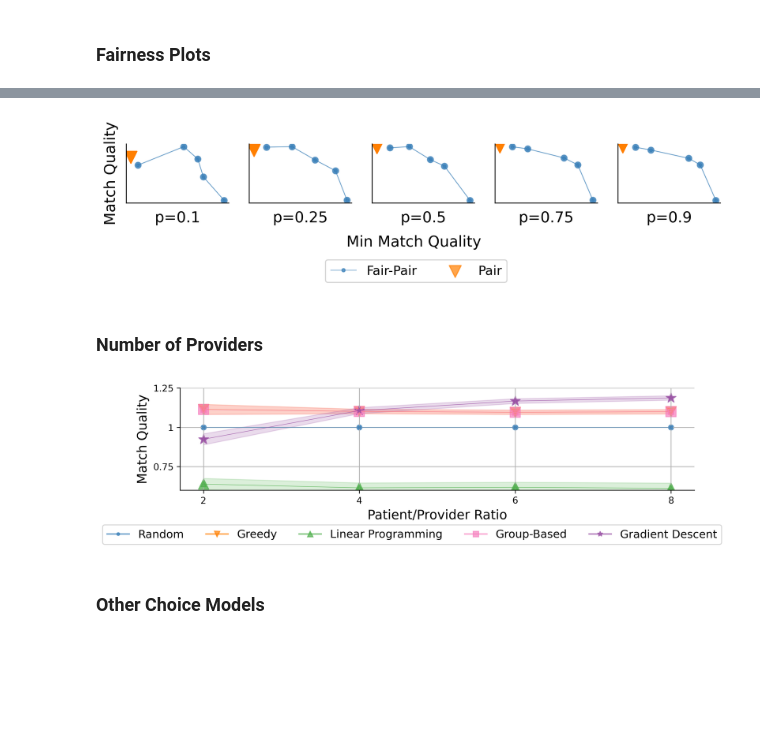
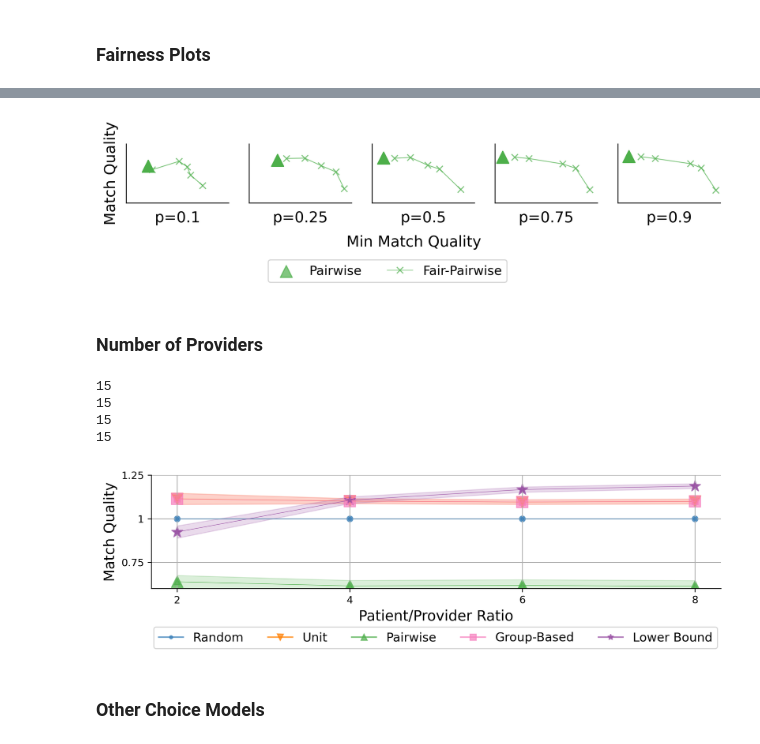
Before and after one commit to naveenr414/patient-provider, a Jupyter notebook: scripts/notebooks/Plotting.ipynb, the cells around one changed output, grey strips where cells are left out. Drawn from its saved outputs; the diff is of its cells as text; code cells hidden in the pictures; blank space fills up the shorter version.

```diff
--- a/scripts/notebooks/Plotting.ipynb
+++ b/scripts/notebooks/Plotting.ipynb
@@ -70,13 +41,8 @@ colors_by_method['optimal_order'] = np.array([0.9,0.05,0.05,1.0])
-# %%
-shapes_by_method = {}
-all_shapes = ['P','o','v','D','s','x','^','<','>']
-for i,m in enumerate(baseline_methods+lp_methods+patient_provider_methods):
-    shapes_by_method[m] = all_shapes[i%len(all_shapes)]
 # %%
 style_size = 'paper'
 # %%
 methods = ['random','greedy','lp','group_based','gradient_descent_fast']
-method_labels = ["Random","Greedy","Linear Programming","Group-Based","Gradient Descent"]
+method_labels = ["Random","Unit","Pairwise","Group-Based","Lower Bound"]
 # %% [markdown]
 # EC Plots
 # %% [markdown]
@@ -303,8 +237,8 @@ figsize = (10,4.75)
 
 overall_format = {'figsize':(10, 2),
     'style_size': style_size,
-    'x_ticks': [[[[],[]] for i in range(5)] for i in range(2)],
-    'y_ticks': [[[[],[]] for i in range(5)] for i in range(2)],
+    'x_ticks': [[[[],[]] for j in range(5)] for i in range(2)],
+    'y_ticks': [[[[],[]] for j in range(5)] for i in range(2)],
 }
 fig,ax = create_axes(plot_dimensions,overall_format,y_labels=y_labels,x_labels=x_labels,sup_y_label=sup_y_label,sup_x_label=sup_x_label,sup_x_label_loc=-0.2,sup_y_label_loc=0.05)
 
@@ -318,7 +252,7 @@ for i in range(2):
         labels = method_labels
         plot_scatter(ax[i][j],x_values,y_values,labels,scatter_format)
 
-legend_format = {'style_size': style_size,'type': 'is_global', 'loc': 'upper right', 'ncol': 5, 'bbox_to_anchor': (0.95,-0.25)}
+legend_format = {'style_size': style_size,'type': 'is_global', 'loc': 'upper right', 'ncol': 5, 'bbox_to_anchor': (0.9,-0.25)}
 create_legend(fig,ax,plot_dimensions,legend_format)
 fig.savefig("../../results/figures/fairness_comparison.pdf",dpi=300, bbox_inches='tight')
 # %% [output]
@@ -363,11 +315,15 @@ x_labels = [["p={}".format(top_choice_probs[i]) for i in range(5)]]
 y_labels = [["Match Quality","","","",""]]
 sup_x_label = 'Min Match Quality'
 sup_x_label_loc=-0.5
+x_shift = [0.001,0.005,0.008,0.02,0.05]
+x_shift_right = [0.001,0.001,0.005,0.008,0.01]
 
 overall_format = {'figsize':(10,1),
     'style_size': style_size,
-    'x_ticks': [[[[3.215,3.22,3.225],[3.215,3.22,3.225]],[[1.86,1.88],[1.86,1.88]],[[2.3,2.35],[2.3,2.35]],[[1.47,1.48,1.49,1.50],[1.47,1.48,1.49,1.50]],[[1.53,1.54,1.55,1.56],[1.53,1.54,1.55,1.56]]]],
-    'y_ticks': [[[[3.35,3.36,3.37],[3.35,3.36,3.37]],[[2.82,2.84,2.86],[2.82,2.84,2.86]],[[4.6,4.7,4.8,4.9],[4.6,4.7,4.8,4.9]],[[7.8,7.9,8.0,8.1],[7.8,7.9,8.0,8.1]],[[8,8.1,8.2,8.3],[8,8.1,8.2,8.3]]]],
+    'x_ticks': [[[[],[]] for i in range(5)] for i in range(1)],
+    'y_ticks': [[[[],[]] for i in range(5)] for i in range(1)],
+    'x_lim': [[[min(all_x_values[i])-x_shift[i],max(all_x_values[i])+x_shift_right[i]] for i in range(5)] for j in range(1)],
+    'y_lim': [[[min(all_y_values[i])-0.001,max(all_y_values[i])+0.001] for i in range(5)] for j in range(1)],
     'has_grid': True,
 }
 
@@ -375,14 +331,15 @@ fig,ax = create_axes(plot_dimensions,overall_format,x_labels=x_labels,y_labels=y
 
 for i in range(5):
     line_format = {'color_palette': 'six_color', 'size': 125}
-    plot_line(ax[0][i],[all_x_values[i]],[all_y_values[i]],[0 for _ in all_y_values[i]],["Fair-Pair"],line_format)
-    plot_scatter(ax[0][i],[all_x_values[i],all_lp_x_values[i]],[all_y_values[i],all_lp_y_values[i]],[None,"Pair"],line_format)
+    plot_scatter(ax[0][i],[[],[],all_lp_x_values[i]],[[],[],all_lp_y_values[i]],[None,None,"Pairwise"],line_format)
+    line_format['color_palette'] = "#4CAF4AB3"
+    plot_line(ax[0][i],[[],[],[],[],[],all_x_values[i]],[[],[],[],[],[],all_y_values[i]],[0 for _ in range(6)],["","","","","","Fair-Pairwise"],line_format)
 legend_format = {'style_size': style_size,'type': 'is_global', 'loc': 'upper right', 'ncol': 5, 'bbox_to_anchor': (0.63,-0.55)}
 create_legend(fig,ax,plot_dimensions,legend_format)
 
 fig.savefig("../../results/figures/fairness_pareto.pdf",dpi=300, bbox_inches='tight')
 # %% [output]
-[figure, old version]
+[figure, new version]
 # %% [markdown]
 ### Number of Providers
 # %%
@@ -395,34 +352,40 @@ for i in range(len(x_values)):
     baseline_params['num_patients'] = x_values[i]*25
 
     results = get_results_matching_parameters(dataset,"",baseline_params)
+    print(len(results))
     aggregate_data = aggregate_normalize_data(results,baseline="random")
     for method in range(len(labels)):
         ratio_y_values[method].append(aggregate_data['{}_utilities'.format(methods[method])][0])
         ratio_confidences[method].append(aggregate_data['{}_utilities'.format(methods[method])][1]/len(results)**.5)
+# %% [output]
+15
+15
+15
+15
 # %%
 plot_dimensions = (1,1)
 x_labels = [["Patient/Provider Ratio"]]
 y_labels = [["Match Quality"]]
 overall_format = {'figsize':(10,2),
     'style_size': style_size,
     'x_ticks': [[[x_values,x_values]]],
     'y_ticks': [[[[0.75,1,1.25],[0.75,1,1.25]]]],
     'y_lim': [[[0.6,1.25]]],
     'has_grid': True,
 }
 
 fig,ax = create_axes(plot_dimensions,overall_format,x_labels=x_labels,y_labels=y_labels)
 
 line_format = {'color_palette': 'six_color', 'size': 125}
 plot_line(ax[0][0],[x_values for i in range(len(ratio_y_values))],ratio_y_values,ratio_confidences,method_labels,line_format)
 plot_scatter(ax[0][0],[x_values for i in range(len(ratio_y_values))],ratio_y_values,[None for i in range(len(method_labels))],line_format)
 
-legend_format = {'style_size': style_size,'type': 'is_global', 'loc': 'lower left', 'ncol': 5, 'bbox_to_anchor': (0,-0.34), 'show_point': True}
+legend_format = {'style_size': style_size,'type': 'is_global', 'loc': 'lower left', 'ncol': 5, 'bbox_to_anchor': (0.12,-0.34), 'show_point': True}
 create_legend(fig,ax,plot_dimensions,legend_format)
 
 fig.savefig("../../results/figures/vary_providers_patients.pdf",dpi=300, bbox_inches='tight')
 # %% [output]
-[figure, old version]
+[figure, new version]
 # %% [markdown]
 ### Other Choice Models
 # %%
```
Also changed, not shown: parts of 26 cells of this notebook, 5 other files.
